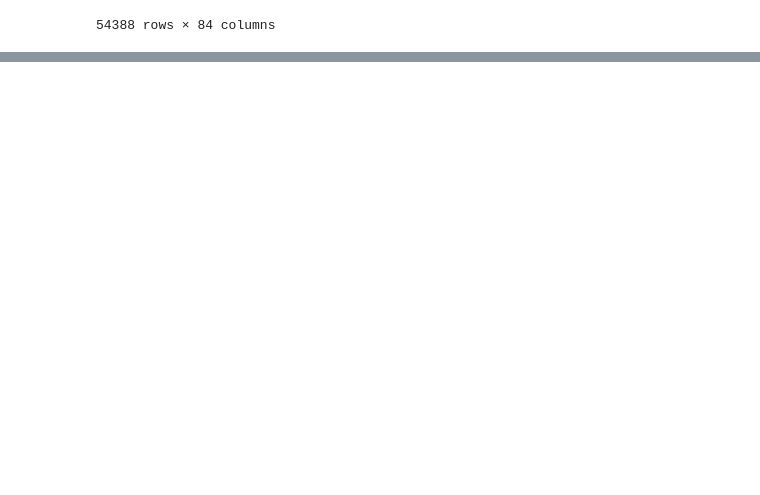
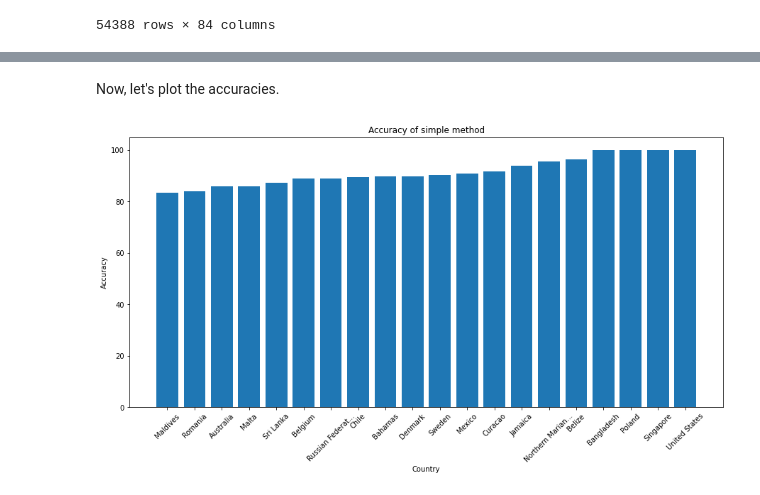
Before and after one commit to fatimaalsaadeh/Ocean-Plastic-Pollutions-Dashboard, a Jupyter notebook: ml/events.ipynb, the cells around one changed output, grey strips where cells are left out. Saved outputs shown, nothing was run; the diff lists cells and outputs as text; code cells hidden in the pictures; blank space fills up the shorter version.

```diff
--- a/ml/events.ipynb
+++ b/ml/events.ipynb
@@ -27,0 +31,20 @@ cleanups
+# %%
+import matplotlib.pyplot as plt
+from sklearn.linear_model import LinearRegression
+
+year_to_forecast = 2018
+accuracies = []
+
+for country, number_of_cleanups in cleanups.loc[:, 'COUNTRY'].value_counts().items():
+    try:
+        x = cleanups.loc[(cleanups.loc[:, 'Year'] < year_to_forecast) & (cleanups.loc[:, 'Year'] >= year_to_forecast - 2) & (cleanups.loc[:, 'COUNTRY'] == country)]
+        y = len(cleanups.loc[(cleanups.loc[:, 'Year'] == year_to_forecast) & (cleanups.loc[:, 'COUNTRY'] == country)])
+        plt.plot(x.loc[:, 'Year'].value_counts().keys(), x.loc[:, 'Year'].value_counts().values)
+        plt.scatter(year_to_forecast, y, color='Green', alpha=0.5);
+        x1, x2 = x.loc[:, 'Year'].value_counts()
+        prediction = x1 + (x1-x2)
+        plt.scatter(year_to_forecast, prediction, color='Blue', alpha=0.5)
+        accuracy = 100 * (1 - abs((prediction - y) / y))
+        accuracies.append((accuracy, country))
+    except:
+        pass
@@ -27,0 +53,15 @@ cleanups
+# %% [markdown]
+Now, let's plot the accuracies.
+# %%
+accuracies = sorted(accuracies)
+best = accuracies[-20:]
+performances, countries = list(zip(*best))
+countries = [country[:15] + ('...' if len(country) > 15 else '') for country in countries]
+plt.figure(figsize=(15, 7))
+plt.title('Accuracy of simple method')
+plt.bar(countries, performances)
+plt.xlabel('Country')
+plt.ylabel('Accuracy')
+plt.xticks(rotation=45);
+# %% [output]
+[figure, added]
```
Also changed, not shown: parts of 2 cells of this notebook.
